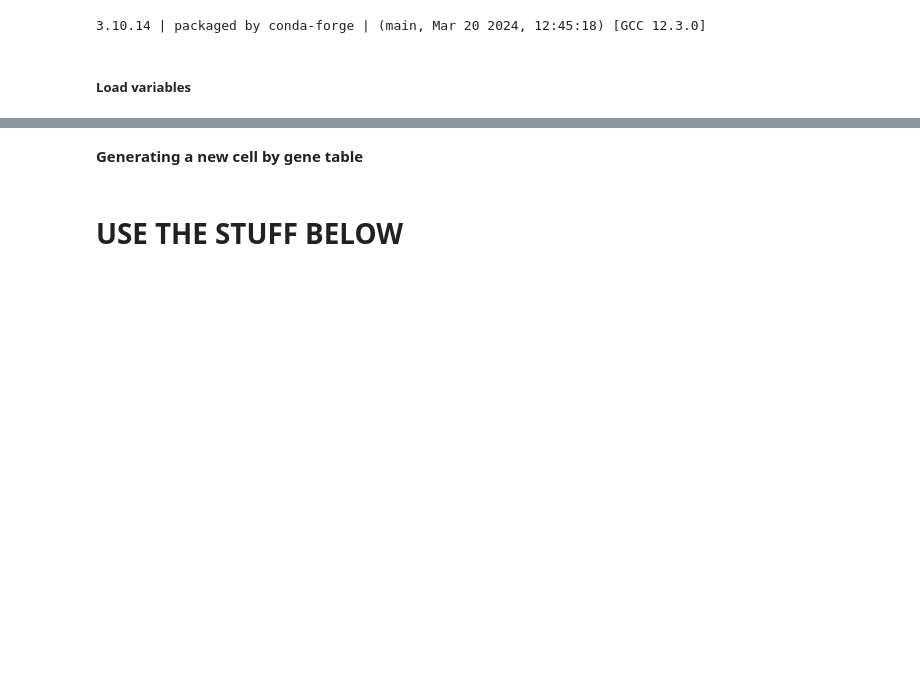
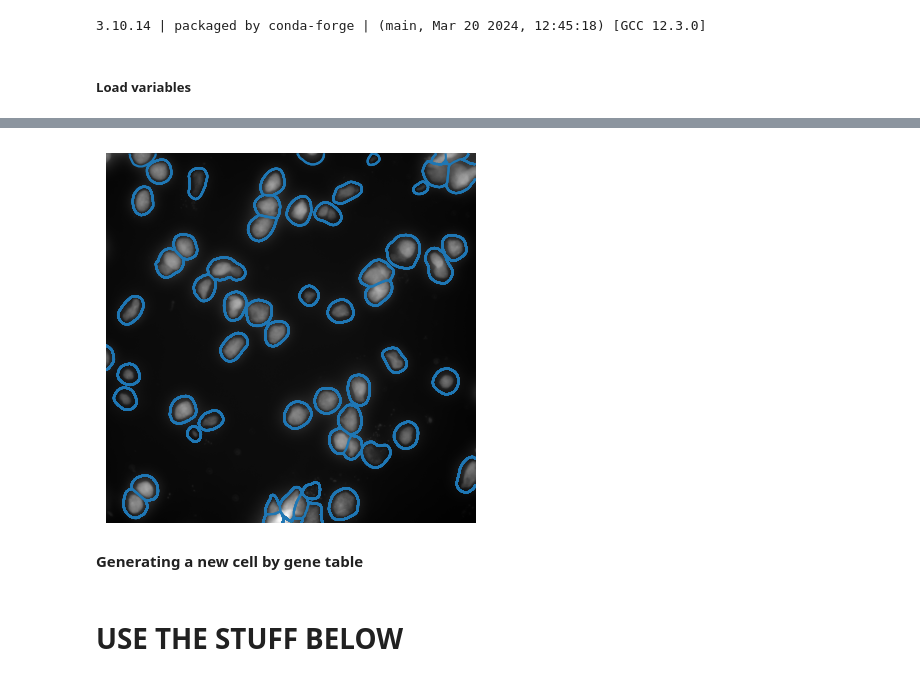
Before and after one commit to erboone/mftools_working, a Jupyter notebook: scripts/1_Cell_Segmentation_newmodeltest.ipynb, the cells around one changed output, grey strips where cells are left out. Saved outputs shown, nothing was run; the diff lists cells and outputs as text; code cells hidden in the pictures; blank space fills up the shorter version.

```diff
--- a/scripts/1_Cell_Segmentation_newmodeltest.ipynb
+++ b/scripts/1_Cell_Segmentation_newmodeltest.ipynb
@@ -123,3 +105,9 @@ plt.axis("off")
+# %%
+from mftools.plotting import fov_show
+
+fov_show(seg=seg, imgs=imageset, fov=TEST_FOV)
+# %% [output]
+[figure, added]
 # %%
 from cellpose import models
 
```
Also changed, not shown: parts of 4 cells of this notebook.
